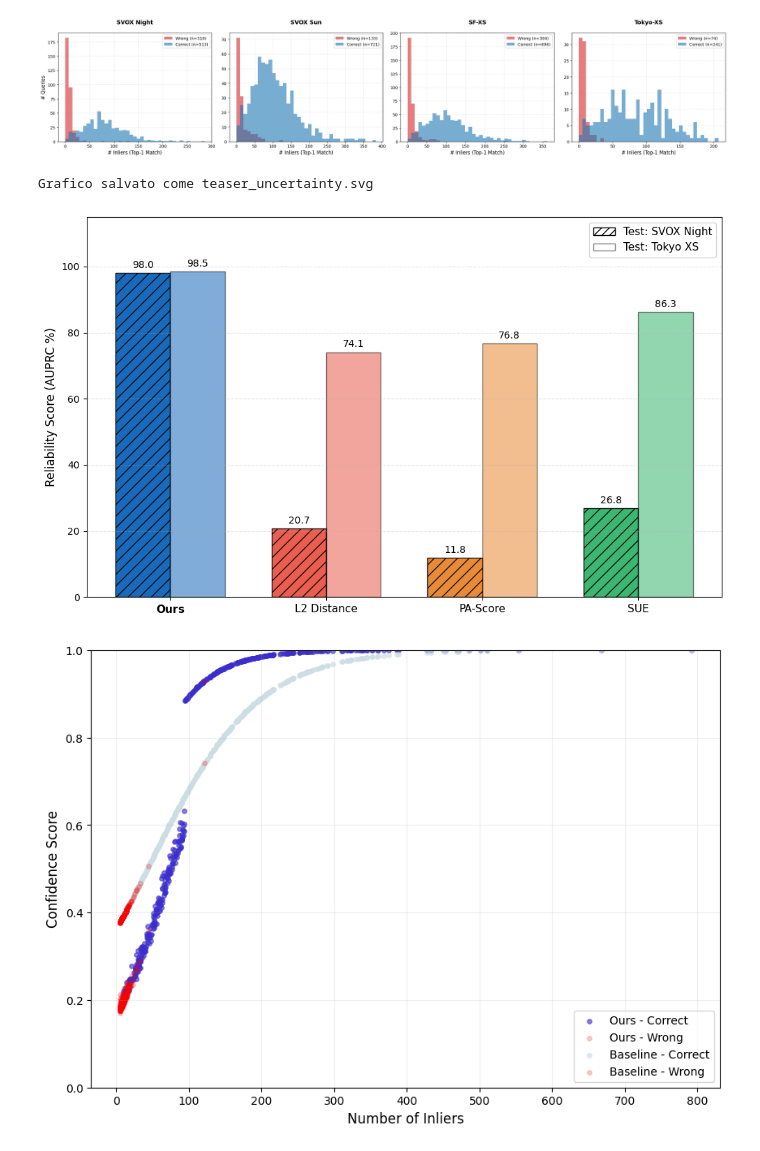
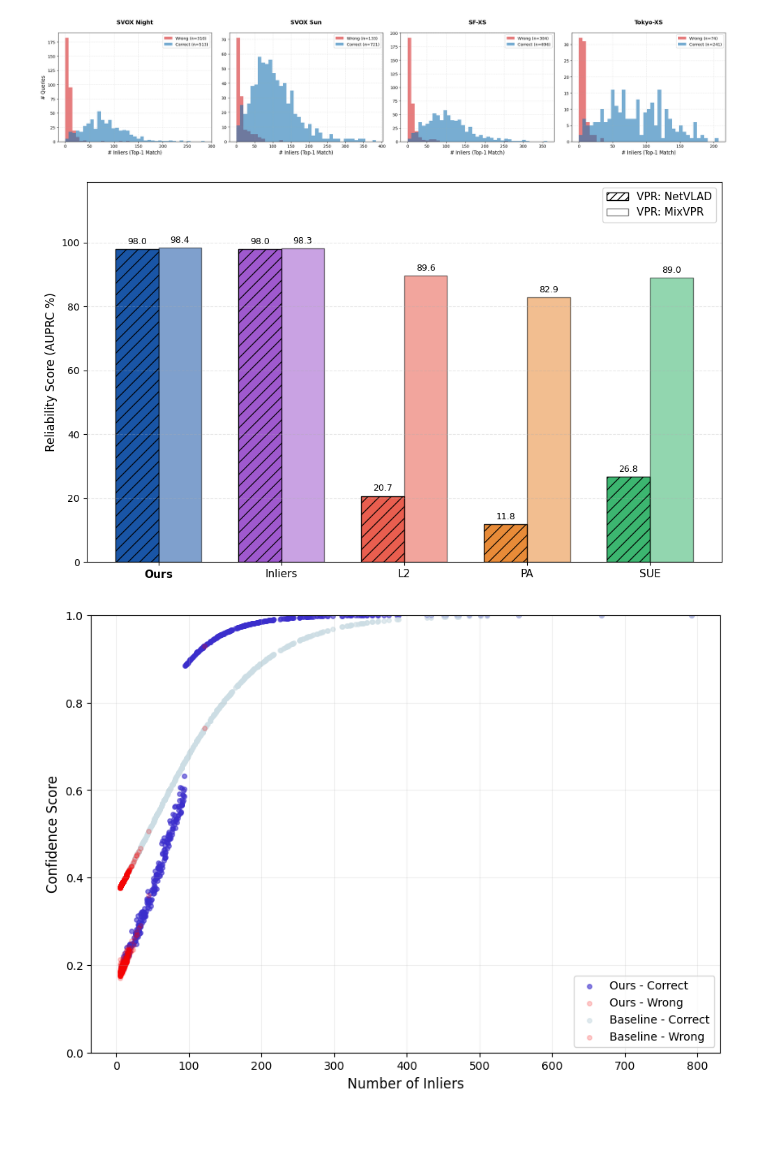
Before and after one commit to StayLode/Visual-Place-Recognition-Project, a Jupyter notebook: graphs.ipynb, the cells around one changed output. Saved outputs shown, nothing was run; the diff lists cells and outputs as text; code cells hidden in the pictures.

Commit message:
fix: change comparison AUPRC graph

```diff
--- a/graphs.ipynb
+++ b/graphs.ipynb
@@ -105,55 +105,59 @@ Caricamento Tokyo-XS...
 # %%
 import matplotlib.pyplot as plt
 import numpy as np
 from matplotlib.patches import Patch
 
-def plot_vertical_baselines_fixed():
-    # --- DATI ---
-    night_scores = [98.0, 20.7, 11.8, 26.8]
-    tokyo_scores = [98.5, 74.1, 76.8, 86.3]
-    methods = ['Ours', 'L2 Distance', 'PA-Score', 'SUE']
-    colors = ["#005ab3", '#e74c3c', '#e67e22', '#27ae60']
+def plot_netvlad_vs_mixvpr_night():
+    # --- DATI (SVOX Night) ---
+    # NetVLAD + LightGlue
+    netvlad_scores = [98.0, 98.0, 20.7, 11.8, 26.8] # [Ours, Inliers, L2, PA, SUE]
 
-    # --- PLOT ---
+    # MixVPR + LightGlue
+    mixvpr_scores = [98.4, 98.3, 89.6, 82.9, 89.0] # [Ours, Inliers, L2, PA, SUE]
+
+    methods = ['Ours', 'Inliers', 'L2', 'PA', 'SUE']
+
+    # Colori: Blu (Ours/Inl), Rosso (L2), Arancio/Verde (PA/SUE)
+    # Ours e Inliers sono "Fratelli", li facciamo simili.
+    colors = ["#00429d", "#9547c9", '#e74c3c', '#e67e22', '#27ae60']
+
+    # --- PLOT SETUP ---
     x = np.arange(len(methods))
     width = 0.35
     fig, ax = plt.subplots(figsize=(10, 6))
 
-    rects1 = ax.bar(x - width/2, night_scores, width, color=colors, alpha=0.9, hatch='//', edgecolor='black')
-    rects2 = ax.bar(x + width/2, tokyo_scores, width, color=colors, alpha=0.5, edgecolor='black')
+    # Barre NETVLAD (Tratteggiate o Hatch)
+    rects1 = ax.bar(x - width/2, netvlad_scores, width, color=colors, alpha=0.9, hatch='//', edgecolor='black', label='Method: NetVLAD')
 
-    # Legenda Custom
+    # Barre MIXVPR (Piene)
+    rects2 = ax.bar(x + width/2, mixvpr_scores, width, color=colors, alpha=0.5, edgecolor='black', label='Method: MixVPR')
+
+    # Legenda Custom per i Metodi VPR
     legend_elements = [
-        Patch(facecolor='white', edgecolor='black', hatch='///', label='Test: SVOX Night'),
-        Patch(facecolor='white', edgecolor='black', alpha=0.5, label='Test: Tokyo XS')
+        Patch(facecolor='white', edgecolor='black', hatch='///', label='VPR: NetVLAD'),
+        Patch(facecolor='white', edgecolor='black', alpha=0.5, label='VPR: MixVPR')
     ]
     ax.legend(handles=legend_elements, loc='upper right', fontsize=11)
 
     # Decorazioni
     ax.set_ylabel('Reliability Score (AUPRC %)', fontsize=12)
     ax.set_xticks(x)
     labels = [r"$\bf{Ours}$" if m == "Ours" else m for m in methods]
     ax.set_xticklabels(labels, fontsize=11)
-    ax.set_ylim(0, 115)
+    ax.set_ylim(0, 119) # Spazio per le frecce
     ax.grid(axis='y', linestyle='--', alpha=0.3)
 
     # Valori
-    ax.bar_label(rects1, padding=3, fmt='%.1f', fontsize=10)
-    ax.bar_label(rects2, padding=3, fmt='%.1f', fontsize=10)
+    ax.bar_label(rects1, padding=3, fmt='%.1f', fontsize=9)
+    ax.bar_label(rects2, padding=3, fmt='%.1f', fontsize=9)
 
     plt.tight_layout()
-
-    # --- SALVATAGGIO SVG ---
-    # Salva nella cartella corrente. Puoi cambiare il nome.
-    plt.savefig("teaser_uncertainty.svg", format='svg', bbox_inches='tight')
-    print("Grafico salvato come teaser_uncertainty.svg")
-
+    plt.savefig("comparison_netvlad_mixvpr.svg", format='svg', bbox_inches='tight')
     plt.show()
 
-plot_vertical_baselines_fixed()
+plot_netvlad_vs_mixvpr_night()
 # %% [output]
-Grafico salvato come teaser_uncertainty.svg
-[figure, old version]
+[figure, new version]
 # %%
 import matplotlib.pyplot as plt
 import numpy as np
```
